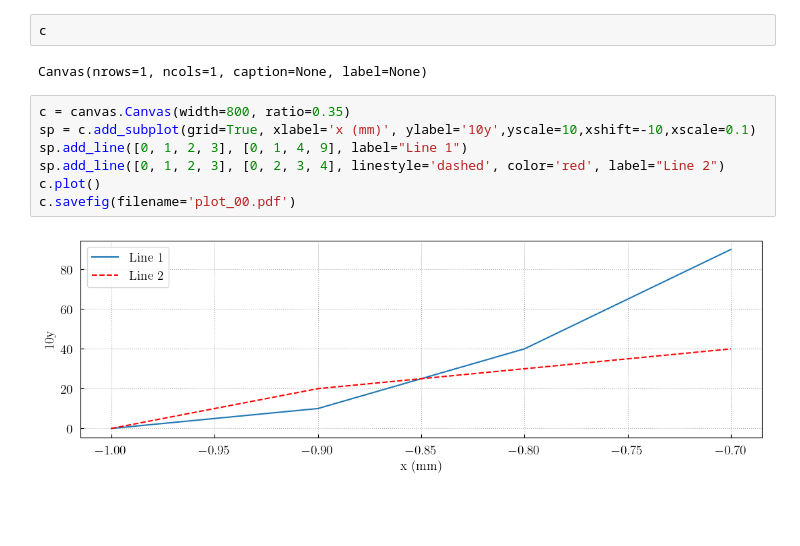
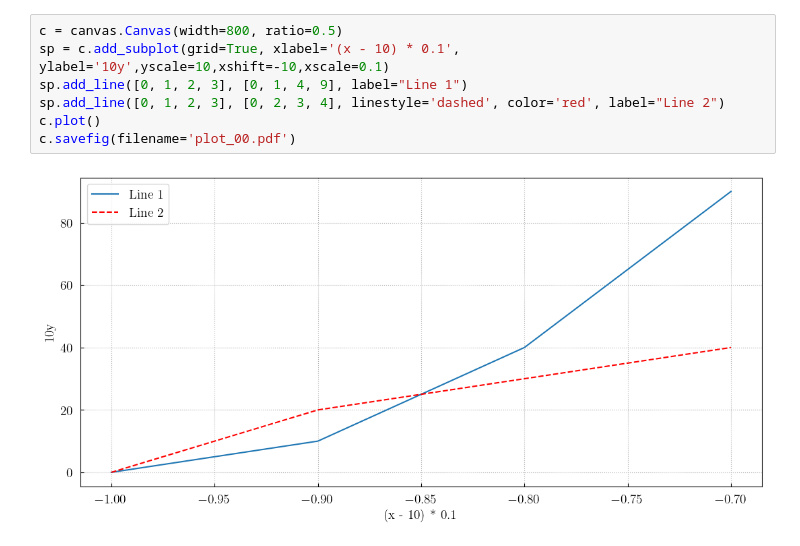
Before and after one commit to max-models/maxplotlib, a Jupyter notebook: tutorials/tutorial_1.ipynb, the cells around one changed output. Cells and saved outputs as stored; diff of their text form; blank space fills up the shorter version.

```diff
--- a/tutorials/tutorial_1.ipynb
+++ b/tutorials/tutorial_1.ipynb
@@ -9,14 +6,10 @@ The autoreload extension is already loaded. To reload it, use:
-# %%
-c
-# %% [output]
-Canvas(nrows=1, ncols=1, caption=None, label=None)
 # %%
-c = canvas.Canvas(width=800, ratio=0.35)
-sp = c.add_subplot(grid=True, xlabel='x (mm)', ylabel='10y',yscale=10,xshift=-10,xscale=0.1)
+c = canvas.Canvas(width=800, ratio=0.5)
+sp = c.add_subplot(grid=True, xlabel='(x - 10) * 0.1', ylabel='10y',yscale=10,xshift=-10,xscale=0.1)
 sp.add_line([0, 1, 2, 3], [0, 1, 4, 9], label="Line 1")
 sp.add_line([0, 1, 2, 3], [0, 2, 3, 4], linestyle='dashed', color='red', label="Line 2")
 c.plot()
 c.savefig(filename='plot_00.pdf')
 # %% [output]
-[figure, old version]
+[figure, new version]
 # %%
```
Also changed, not shown: parts of 3 cells of this notebook, 2 other files.
